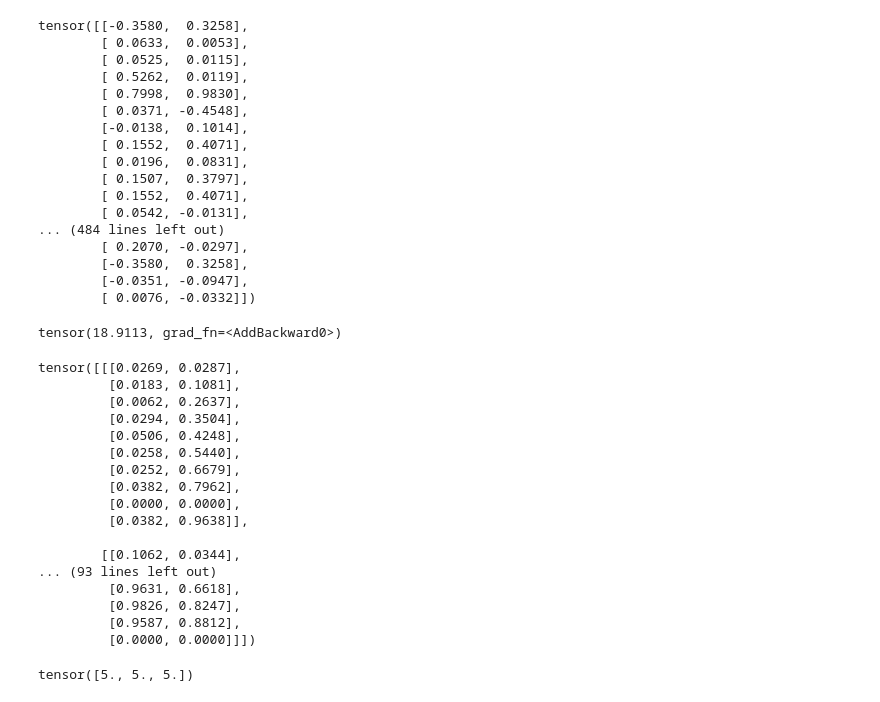
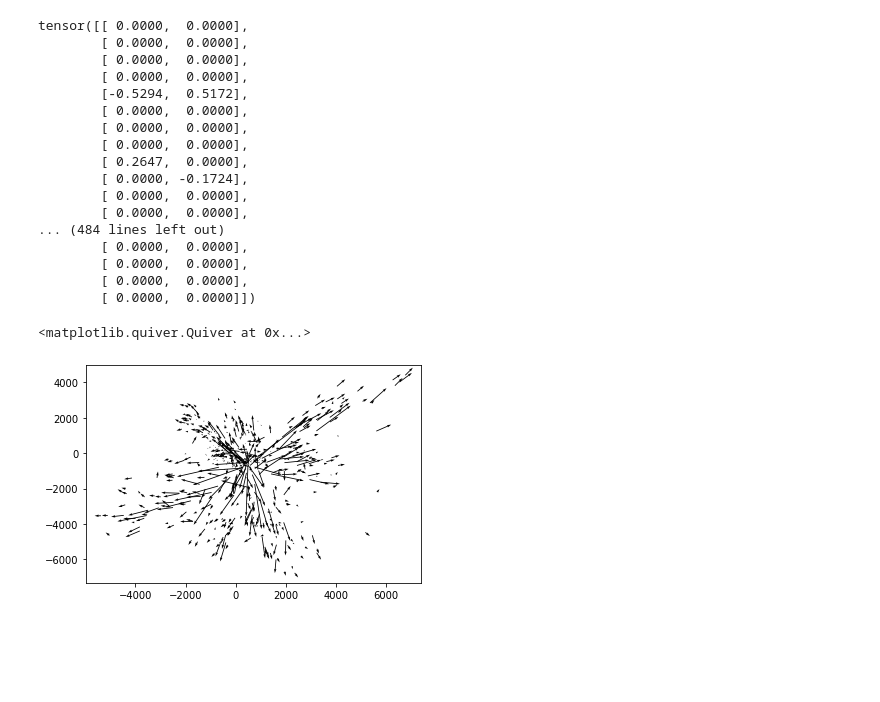
Before and after one commit to einbandi/ptsne-pytorch, a Jupyter notebook: divergence.ipynb, the cells around one changed output. Drawn from its saved outputs; the diff is of its cells as text; code cells hidden in the pictures; blank space fills up the shorter version.

```diff
--- a/divergence.ipynb
+++ b/divergence.ipynb
@@ -93,56 +174,34 @@ def divergence(coords, vec, x_dim=100,y_dim=100):
 # %%
-v = torch.rand((500,2), requires_grad=True)
+v = torch.rand(500,2, requires_grad=True)
 c = v.clone().detach()
-baz = sparse_vector_field_2(c, c, x_dim=10, y_dim=10)
 div = divergence(c, 10*v, x_dim=10,y_dim=10)
 div.backward()
 v.grad
 # %% [output]
-tensor([[-0.3580,  0.3258],
-        [ 0.0633,  0.0053],
-        [ 0.0525,  0.0115],
-        [ 0.5262,  0.0119],
-        [ 0.7998,  0.9830],
-        [ 0.0371, -0.4548],
-        [-0.0138,  0.1014],
-        [ 0.1552,  0.4071],
-        [ 0.0196,  0.0831],
-        [ 0.1507,  0.3797],
-        [ 0.1552,  0.4071],
-        [ 0.0542, -0.0131],
+tensor([[ 0.0000,  0.0000],
+        [ 0.0000,  0.0000],
+        [ 0.0000,  0.0000],
+        [ 0.0000,  0.0000],
+        [-0.5294,  0.5172],
+        [ 0.0000,  0.0000],
+        [ 0.0000,  0.0000],
+        [ 0.0000,  0.0000],
+        [ 0.2647,  0.0000],
+        [ 0.0000, -0.1724],
+        [ 0.0000,  0.0000],
+        [ 0.0000,  0.0000],
 ... (484 lines left out)
-        [ 0.2070, -0.0297],
-        [-0.3580,  0.3258],
-        [-0.0351, -0.0947],
-        [ 0.0076, -0.0332]])
+        [ 0.0000,  0.0000],
+        [ 0.0000,  0.0000],
+        [ 0.0000,  0.0000],
+        [ 0.0000,  0.0000]])
-# %%
-div
-# %% [output]
-tensor(18.9113, grad_fn=<AddBackward0>)
-# %%
-baz
-# %% [output]
-tensor([[[0.0269, 0.0287],
-         [0.0183, 0.1081],
-         [0.0062, 0.2637],
-         [0.0294, 0.3504],
-         [0.0506, 0.4248],
-         [0.0258, 0.5440],
-         [0.0252, 0.6679],
-         [0.0382, 0.7962],
-         [0.0000, 0.0000],
-         [0.0382, 0.9638]],
-
-        [[0.1062, 0.0344],
-... (93 lines left out)
-         [0.9631, 0.6618],
-         [0.9826, 0.8247],
-         [0.9587, 0.8812],
-         [0.0000, 0.0000]]])
-# %%
-foo = torch.tensor([1.,2.,3.], requires_grad=True)
-bar = (5*foo).sum()
-bar.backward()
-foo.grad
-# %% [output]
-tensor([5., 5., 5.])
+# %%
+coords = np.loadtxt('projected_output_test.csv').reshape(15, 60000, 2)
+# %%
+c = coords[0]
+v = coords[1] - c
+# %%
+plt.quiver(c[::100,0],c[::100,1],v[::100,0],v[::100,1])
+# %% [output]
+<matplotlib.quiver.Quiver at 0x...>
+[figure, added]
```
Also changed, not shown: parts of 21 cells of this notebook.
